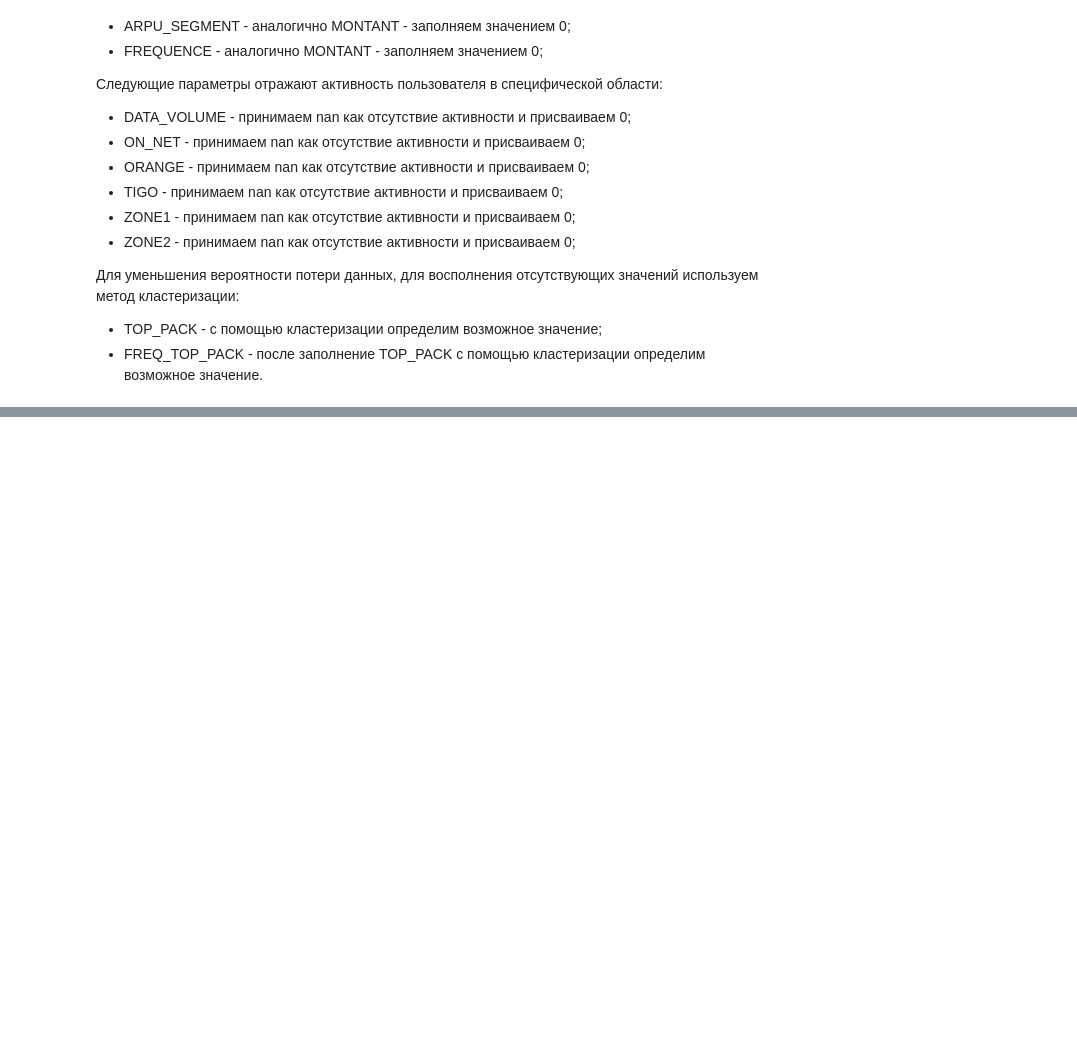
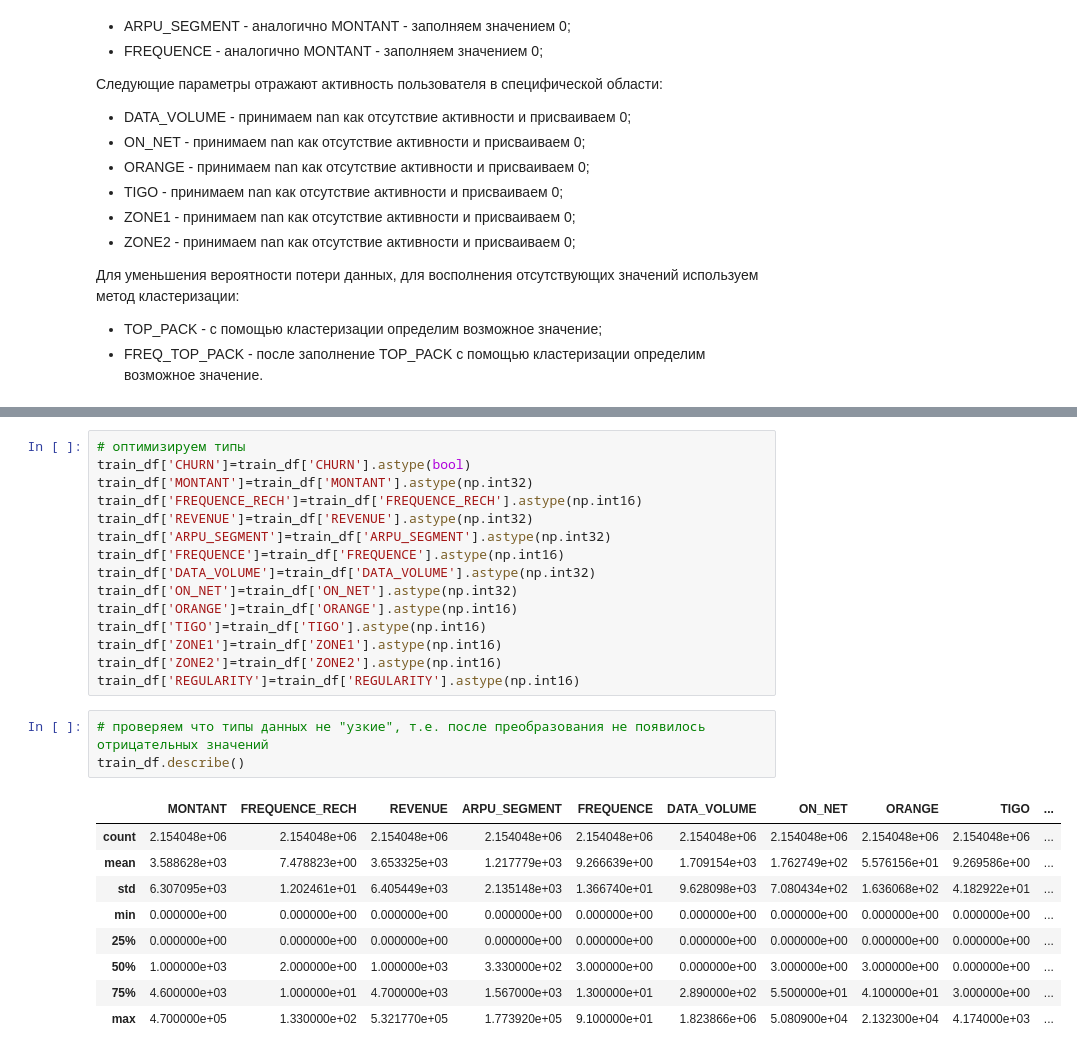
Before and after one commit to AlexHLinS/ds7_ml_contest_team1, a Jupyter notebook: hypo_checker.ipynb, the cells around one changed output, grey strips where cells are left out. Saved outputs shown, nothing was run; the diff lists cells and outputs as text; blank space fills up the shorter version.

```diff
--- a/hypo_checker.ipynb
+++ b/hypo_checker.ipynb
@@ -150,6 +155,34 @@ train_df
 | 2154046 | fffff5911296937a37f09a37a549da2e0... | THIES | K > 24 month | 10000.0 | 11.0 | 7120.0 | 2373.0 | 13.0 | 0.0 | ... |
 | 2154047 | fffff6dbff1508ea2bfe814e5ab2729ce... | OTHER | K > 24 month | 0.0 | 0.0 | 0.0 | 0.0 | 0.0 | 2.0 | ... |
 2154048 rows × 18 columns
+# %%
+# оптимизируем типы
+train_df['CHURN']=train_df['CHURN'].astype(bool)
+train_df['MONTANT']=train_df['MONTANT'].astype(np.int32)
+train_df['FREQUENCE_RECH']=train_df['FREQUENCE_RECH'].astype(np.int16)
+train_df['REVENUE']=train_df['REVENUE'].astype(np.int32)
+train_df['ARPU_SEGMENT']=train_df['ARPU_SEGMENT'].astype(np.int32)
+train_df['FREQUENCE']=train_df['FREQUENCE'].astype(np.int16)
+train_df['DATA_VOLUME']=train_df['DATA_VOLUME'].astype(np.int32)
+train_df['ON_NET']=train_df['ON_NET'].astype(np.int32)
+train_df['ORANGE']=train_df['ORANGE'].astype(np.int16)
+train_df['TIGO']=train_df['TIGO'].astype(np.int16)
+train_df['ZONE1']=train_df['ZONE1'].astype(np.int16)
+train_df['ZONE2']=train_df['ZONE2'].astype(np.int16)
+train_df['REGULARITY']=train_df['REGULARITY'].astype(np.int16)
+# %%
+# проверяем что типы данных не "узкие", т.е. после преобразования не появилось отрицательных значений
+train_df.describe()
+# %% [output]
+|  | MONTANT | FREQUENCE_RECH | REVENUE | ARPU_SEGMENT | FREQUENCE | DATA_VOLUME | ON_NET | ORANGE | TIGO | ... |
+| count | 2.154048e+06 | 2.154048e+06 | 2.154048e+06 | 2.154048e+06 | 2.154048e+06 | 2.154048e+06 | 2.154048e+06 | 2.154048e+06 | 2.154048e+06 | ... |
+| mean | 3.588628e+03 | 7.478823e+00 | 3.653325e+03 | 1.217779e+03 | 9.266639e+00 | 1.709154e+03 | 1.762749e+02 | 5.576156e+01 | 9.269586e+00 | ... |
+| std | 6.307095e+03 | 1.202461e+01 | 6.405449e+03 | 2.135148e+03 | 1.366740e+01 | 9.628098e+03 | 7.080434e+02 | 1.636068e+02 | 4.182922e+01 | ... |
+| min | 0.000000e+00 | 0.000000e+00 | 0.000000e+00 | 0.000000e+00 | 0.000000e+00 | 0.000000e+00 | 0.000000e+00 | 0.000000e+00 | 0.000000e+00 | ... |
+| 25% | 0.000000e+00 | 0.000000e+00 | 0.000000e+00 | 0.000000e+00 | 0.000000e+00 | 0.000000e+00 | 0.000000e+00 | 0.000000e+00 | 0.000000e+00 | ... |
+| 50% | 1.000000e+03 | 2.000000e+00 | 1.000000e+03 | 3.330000e+02 | 3.000000e+00 | 0.000000e+00 | 3.000000e+00 | 3.000000e+00 | 0.000000e+00 | ... |
+| 75% | 4.600000e+03 | 1.000000e+01 | 4.700000e+03 | 1.567000e+03 | 1.300000e+01 | 2.890000e+02 | 5.500000e+01 | 4.100000e+01 | 3.000000e+00 | ... |
+| max | 4.700000e+05 | 1.330000e+02 | 5.321770e+05 | 1.773920e+05 | 9.100000e+01 | 1.823866e+06 | 5.080900e+04 | 2.132300e+04 | 4.174000e+03 | ... |
 # %%
 # произведем One Hot кодирование категориальных переменных в столбцах 'TENURE' и 'REGION'
 train_df = pd.get_dummies(train_df,columns=['TENURE', 'REGION'])
```
Also changed, not shown: parts of 14 cells of this notebook.
